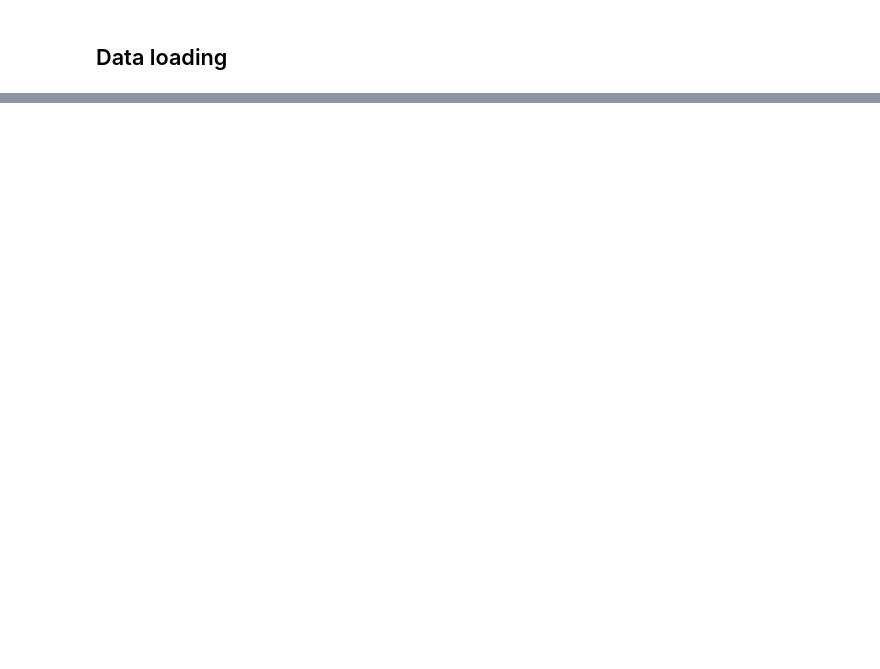
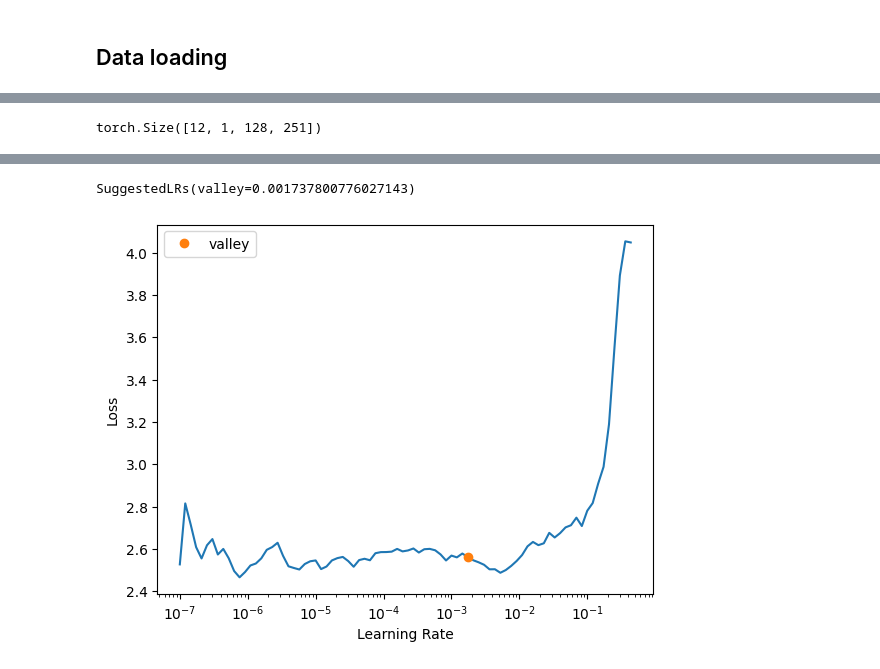
Before and after one commit to mkouhia/singing-voice-quality-regressor, a Jupyter notebook: notebooks/04 Data loading.ipynb, the cells around one changed output, grey strips where cells are left out. Drawn from its saved outputs; the diff is of its cells as text; code cells hidden in the pictures; blank space fills up the shorter version.

```diff
--- a/notebooks/04 Data loading.ipynb
+++ b/notebooks/04 Data loading.ipynb
@@ -30,0 +51,24 @@ It seems that sample rates, channels and encodings vary quite much. Maybe it wou
+# %%
+test = pd.read_parquet("../data/test_filter.parquet")
+train = pd.read_parquet("../data/train_filter.parquet")
+dev = pd.read_parquet("../data/dev_filter.parquet")
+
+seg_files = pd.read_parquet("../data/etl_segment_summary.parquet")
+seg_files = seg_files[~seg_files.path.isna()][["tag", "num", "path"]]
+
+
+def join_path(data):
+    return pd.merge(
+        data,
+        seg_files,
+        left_on=["tag", "seg_num"],
+        right_on=["tag", "num"],
+        how="inner",
+    ).drop(columns=["num"])
+
+
+test_joined = join_path(test)
+train_joined = join_path(train)
+dev_joined = join_path(dev)
+
+test_joined.head(3)
@@ -30,0 +147,20 @@ It seems that sample rates, channels and encodings vary quite much. Maybe it wou
+# %%
+dls.one_batch()[0].shape
+# %% [output]
+torch.Size([12, 1, 128, 251])
+# %%
+num_classes = len(unique_vals[y_cols[0]])
+metrics = [accuracy] + [RocAucBinary() if num_classes == 2 else RocAuc()]
+
+learner = vision_learner(
+    dls,
+    resnet18,
+    n_in=1,  # <- Number of audio channels
+    #     loss_func=CrossEntropyLossFlat(),
+    metrics=metrics,
+)
+# %%
+lr_suggested = learner.lr_find(show_plot=True)
+plt.savefig("lr_plot.png")
+lr_suggested
+# %% [output]
@@ -30,0 +168,2 @@ It seems that sample rates, channels and encodings vary quite much. Maybe it wou
+SuggestedLRs(valley=0.001737800776027143)
+[figure, added]
```
Also changed, not shown: parts of 33 cells of this notebook, 9 other files.
